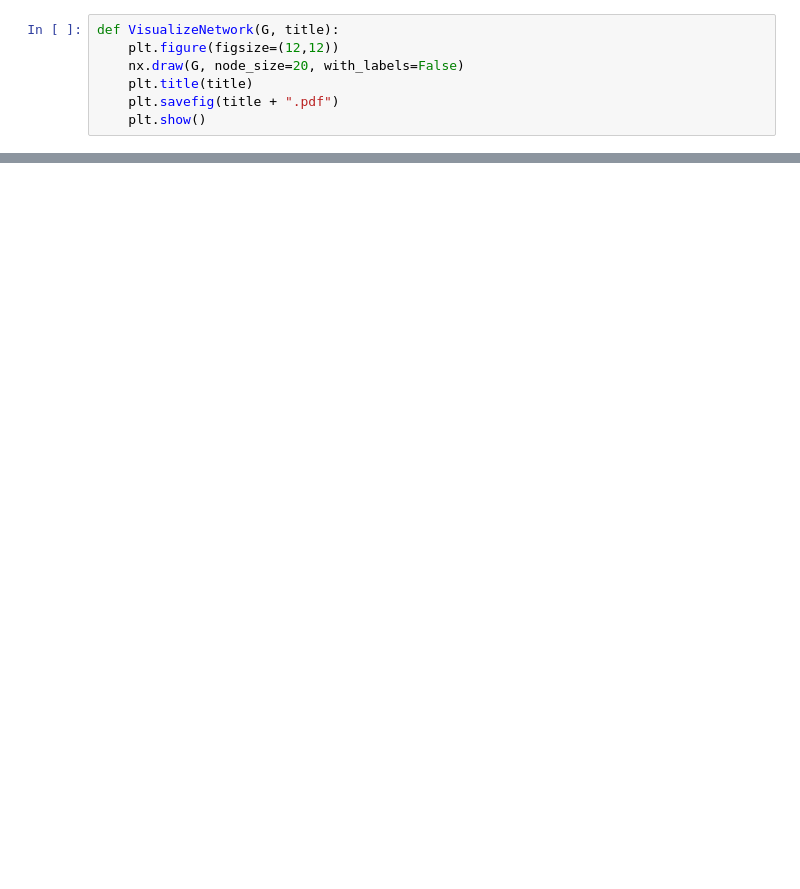
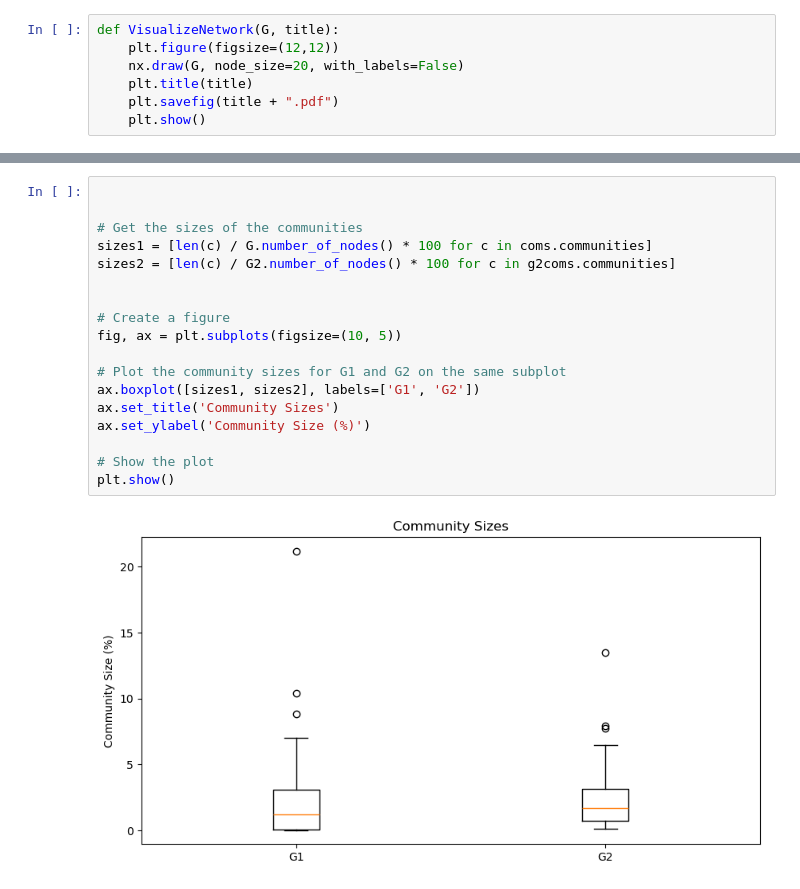
Before and after one commit to SanchoSamba/INA_Project, a Jupyter notebook: Project_modif_730.ipynb, the cells around one changed output, grey strips where cells are left out. Drawn from its saved outputs; the diff is of its cells as text; blank space fills up the shorter version.

```diff
--- a/Project_modif_730.ipynb
+++ b/Project_modif_730.ipynb
@@ -561,0 +633,20 @@ plt.savefig('community_graph_570.pdf')
+# %%
+
+
+# Get the sizes of the communities
+sizes1 = [len(c) / G.number_of_nodes() * 100 for c in coms.communities]
+sizes2 = [len(c) / G2.number_of_nodes() * 100 for c in g2coms.communities]
+
+
+# Create a figure
+fig, ax = plt.subplots(figsize=(10, 5))
+
+# Plot the community sizes for G1 and G2 on the same subplot
+ax.boxplot([sizes1, sizes2], labels=['G1', 'G2'])
+ax.set_title('Community Sizes')
+ax.set_ylabel('Community Size (%)')
+
+# Show the plot
+plt.show()
+# %% [output]
+[figure, added]
```
Also changed, not shown: parts of 32 cells of this notebook, 3 other files.
